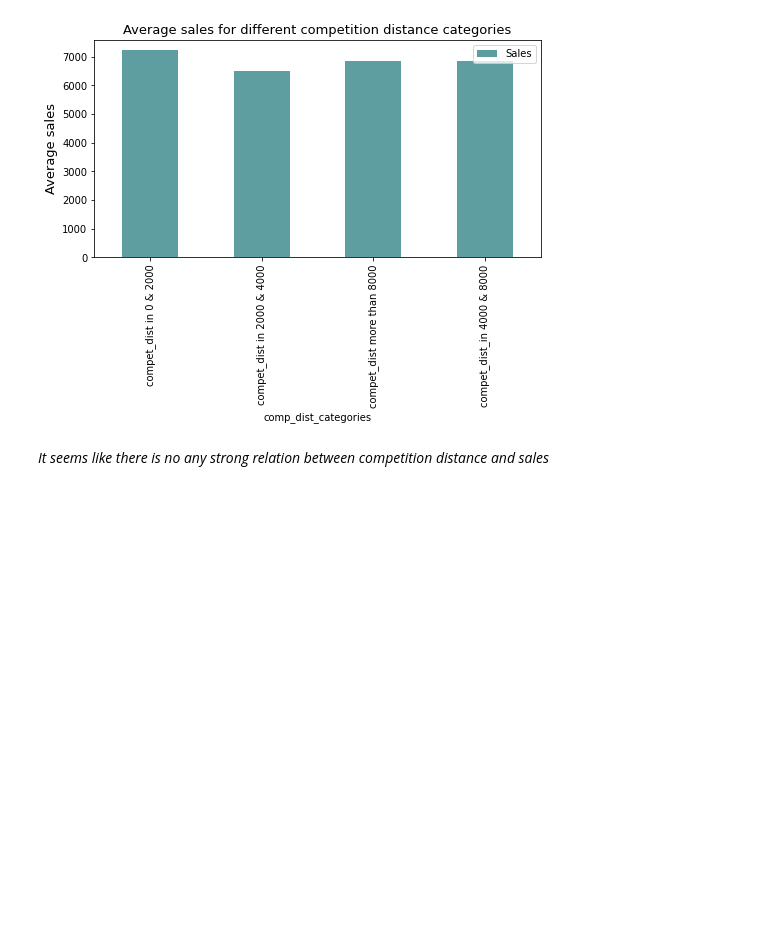
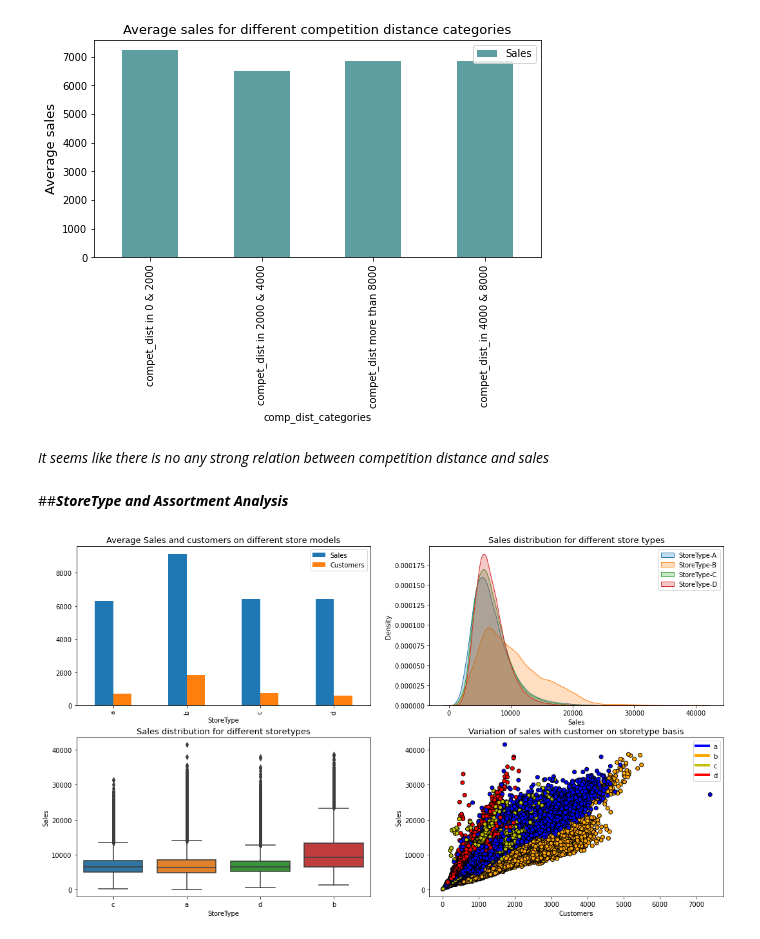
Before and after one commit to gupta4327/Rossmann-sales-prediction, a Jupyter notebook: Rossmann_Sales_Prediction.ipynb, the cells around one changed output. Saved outputs shown, nothing was run; the diff lists cells and outputs as text; code cells hidden in the pictures; blank space fills up the shorter version.

```diff
--- a/Rossmann_Sales_Prediction.ipynb
+++ b/Rossmann_Sales_Prediction.ipynb
@@ -1276,3 +1276,41 @@ plt.show()
 [figure]
 # %% [markdown]
 *It seems like there is no any strong relation between competition distance and sales*
+# %% [markdown]
+##***StoreType and Assortment Analysis***
+# %%
+#__________________________________________BLOCK 72_________________________________________________________
+
+#visualising average sales and average no. of customers for different storetypes
+fig, axes = plt.subplots(2,2,figsize=(18,10))
+colors = {'a':'blue', 'b': 'orange','c':'y','d':'red'}
+
+#bar plot representing average sales and average no. of customers for different storetypes
+rossman_stores_data.groupby('StoreType').agg({'Sales':'median','Customers':'median'}).plot.bar(ax = axes[0][0])
+axes[0][0].set_title("Average Sales and customers on different store models",fontsize=13)
+
+#kde plot for sales for different storetypes
+axs2 = sns.kdeplot(rossman_stores_data[rossman_stores_data['StoreType'] == 'a']['Sales'], ax = axes[0][1],label = 'StoreType-A', shade = True)
+axs2 = sns.kdeplot(rossman_stores_data[rossman_stores_data['StoreType'] == 'b']['Sales'], ax = axes[0][1],label ='StoreType-B', shade = True)
+axs2 = sns.kdeplot(rossman_stores_data[rossman_stores_data['StoreType'] == 'c']['Sales'], ax = axes[0][1],label ='StoreType-C', shade = True)
+axs2 = sns.kdeplot(rossman_stores_data[rossman_stores_data['StoreType'] == 'd']['Sales'], ax = axes[0][1],label ='StoreType-D', shade = True)
+axs2.set_title('Sales distribution for different store types',fontsize=13)
+axs2.legend()  #to show labels on graphs
+
+#box plot showing sales distribution for different storetypes
+axs3=sns.boxplot(x = 'StoreType', y = 'Sales', data = rossman_stores_data,ax=axes[1][0])
+axs3.set_title('Sales distribution for different storetypes',fontsize=13)
+
+#scatterplot showing variation of sales with customer for different storetypes
+axes[1][1].scatter(rossman_stores_data['Customers'], rossman_stores_data['Sales'],  c = rossman_stores_data['StoreType'].map(colors), edgecolors='black')
+axes[1][1].set_title('Variation of sales with customer on storetype basis',fontsize=13)
+axes[1][1].set_xlabel('Customers')
+axes[1][1].set_ylabel('Sales')
+custom_lines = [Line2D([0], [0], color='blue', lw=4),  # custom lines for label of scatter plot
+                Line2D([0], [0], color='orange', lw=4),Line2D([0], [0], color='y', lw=4),Line2D([0], [0], color='red', lw=4)]
+labels=['a','b','c','d']
+axes[1][1].legend(custom_lines,labels)
+plt.show()
+fig.tight_layout()  #for proper spacing between figures
+# %% [output]
+[figure, added]
```
Also changed, not shown: parts of 5 cells of this notebook.
